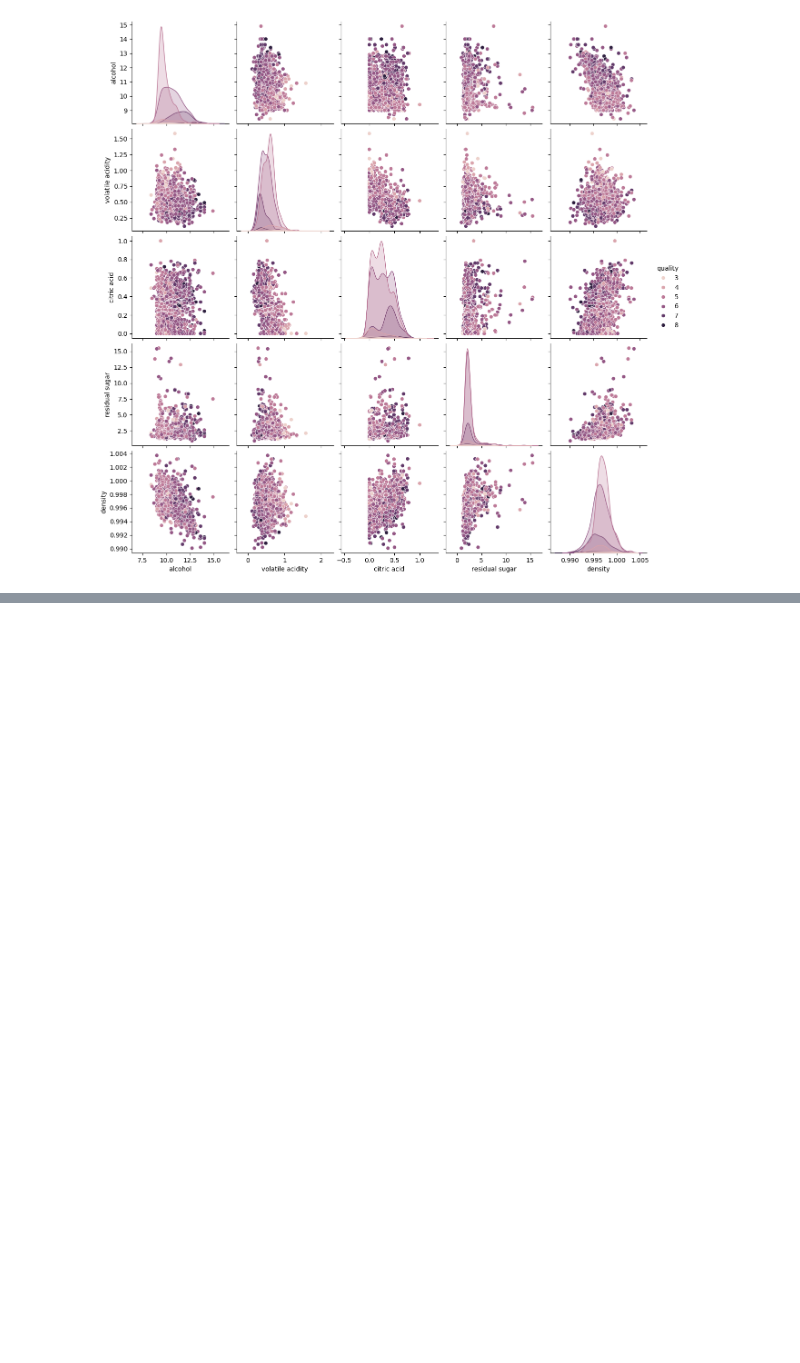
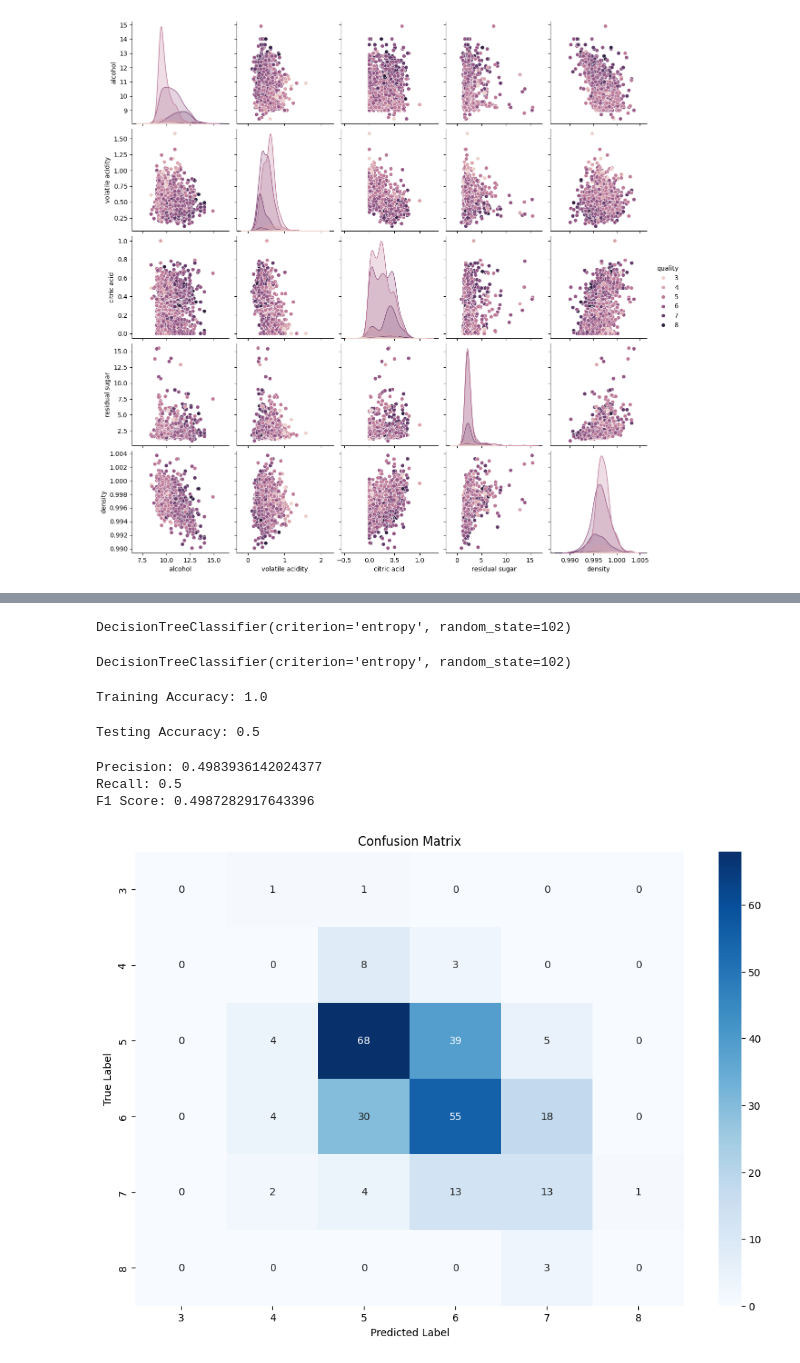
Before and after one commit to lokikun-glitch/Machine-Learning-Projects, a Jupyter notebook: PRAC4.ipynb, the cells around one changed output, grey strips where cells are left out. Saved outputs shown, nothing was run; the diff lists cells and outputs as text; code cells hidden in the pictures; blank space fills up the shorter version.

```diff
--- a/PRAC4.ipynb
+++ b/PRAC4.ipynb
@@ -236,0 +324,3 @@ plt.show()
+# %%
+from sklearn.model_selection import train_test_split
+X_train, X_test, y_train, y_test = train_test_split(X, y, test_size=0.2, random_state=42,stratify=y)
@@ -236,0 +337,13 @@ plt.show()
+# %%
+from sklearn.tree import DecisionTreeClassifier
+dt_model = DecisionTreeClassifier(criterion='entropy', random_state=102)
+dt_model.fit(X_train, y_train)
+# %% [output]
+DecisionTreeClassifier(criterion='entropy', random_state=102)
+# %%
+dt_model.fit(X_train, y_train)
+# %% [output]
+DecisionTreeClassifier(criterion='entropy', random_state=102)
+# %%
+y_train_pred = dt_model.predict(X_train)
+y_test_pred = dt_model.predict(X_test)
@@ -236,0 +353,29 @@ plt.show()
+# %%
+train_accuracy = accuracy_score(y_train, y_train_pred)
+print(f"Training Accuracy:",train_accuracy)
+# %% [output]
+Training Accuracy: 1.0
+# %%
+test_accuracy = accuracy_score(y_test, y_test_pred)
+print(f"Testing Accuracy:",test_accuracy)
+# %% [output]
+Testing Accuracy: 0.5
+# %%
+print("Precision:", precision_score(y_test, y_test_pred, average='weighted'))
+print("Recall:", recall_score(y_test, y_test_pred, average='weighted'))
+print("F1 Score:", f1_score(y_test, y_test_pred, average='weighted'))
+# %% [output]
+Precision: 0.4983936142024377
+Recall: 0.5
+F1 Score: 0.4987282917643396
+# %%
+cm = confusion_matrix(y_test, y_test_pred)
+plt.figure(figsize=(12, 8))
+
+sns.heatmap(cm, annot=True, fmt='d', cmap='Blues', xticklabels=np.unique(y_test), yticklabels=np.unique(y_test))
+plt.title('Confusion Matrix')
+plt.ylabel('True Label')
+plt.xlabel('Predicted Label')
+plt.show()
+# %% [output]
+[figure, added]
```
Also changed, not shown: parts of 20 cells of this notebook.
